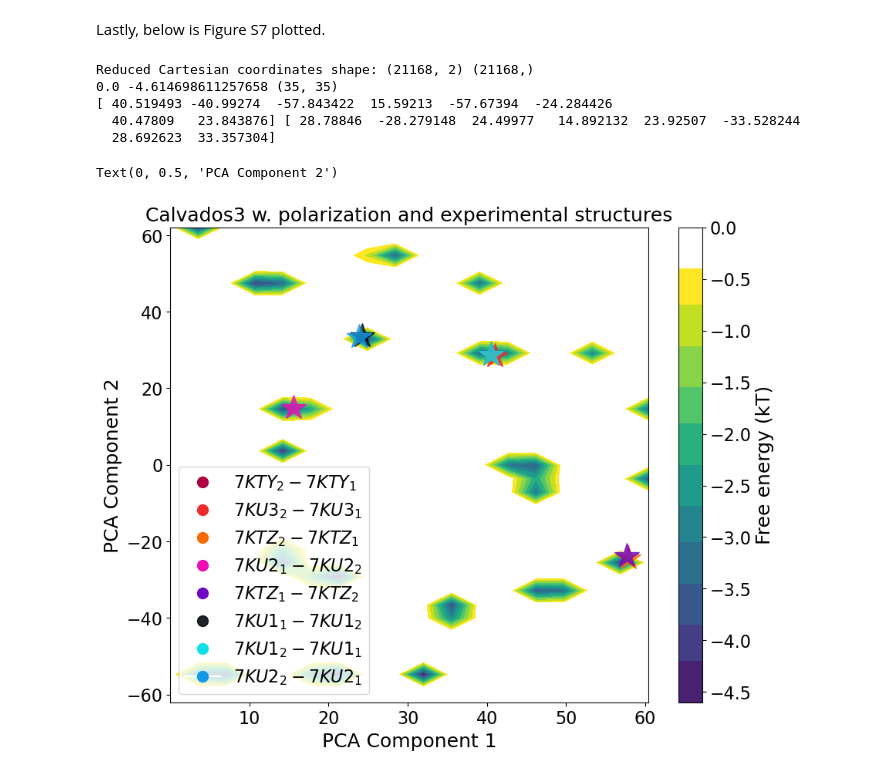
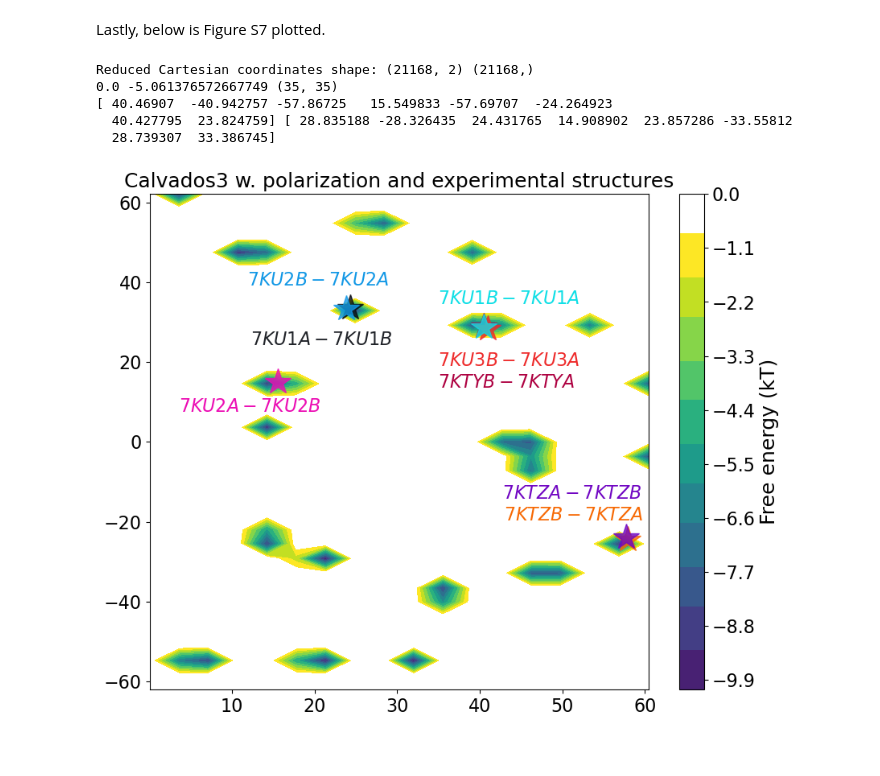
Before and after one commit to mlund/SI-pose-exploration, a Jupyter notebook: pca_free_energy/pca_analysis.ipynb, the cells around one changed output. Saved outputs shown, nothing was run; the diff lists cells and outputs as text; code cells hidden in the pictures.

Commit message:
updated figures and code for the pca result

```diff
--- a/pca_free_energy/pca_analysis.ipynb
+++ b/pca_free_energy/pca_analysis.ipynb
@@ -282,7 +281,8 @@ def find_closest_structure(traj, exp, cg, symmetry=False):
             return  r1[min_index], r2[min_index_T]
 # %%
 exp_traj = Exp_ku0 # Experimental structure for comparison - change!
-index = find_closest_structure(traj_org, exp_traj, True)  # Find the closest structure in the trajectory to the experimental structure
+print(exp_traj)
+index = find_closest_structure(traj_org, exp_traj, True, symmetry=True)  # Find the closest structure in the trajectory to the experimental structure
 index1 = find_closest_structure(traj_sch, exp_traj, True)  # Find the closest structure in the trajectory to the experimental structure
 index2 = find_closest_structure(traj_pol, exp_traj, True)  # Find the closest structure in the trajectory to the experimental structure
 print(f"Index original: {index}, Index side chain: {index1}, Index polarization: {index2}")
@@ -300,7 +302,7 @@ Index original: 15703, Index side chain: 15703, Index polarization: 15703
 def plot_free_energy(xall, yall, weights=None, ax=None, nbins=50, ncountours=100,
                      avoid_zero_count=True, minener_zero=True, kT=1.0, vmin=None, vmax=None,
                      cmap='spectral', cbar=True, cbar_label='Free energy (kT)', white_bg=True,
-                     symmetry=False, x_sym=False, y_sym=False):
+                     symmetry=False, x_sym=False, y_sym=False, sym_xy=False):
     """Free energy plot given 2D scattered data
     Builds a 2D-histogram of the given data points and plots -log(p) where p is
     the probability computed from the histogram count.
@@ -419,7 +421,7 @@ def plot_free_energy(xall, yall, weights=None, ax=None, nbins=50, ncountours=100
         plot = plt.gca()
         extent = [y[0], y[-1], x[0], x[-1]]
         F_new -= np.max(F_new)
-        F_new = F_new/2 #reduce values to fit scale better and see differences
+        #F_new = F_new/2 #reduce values to fit scale better and see differences
         CS = ax.contourf(x, y, F_new.T, ncountours, extent=extent, cmap=cmap, vmin=vmin, vmax=vmax)
         ax.set_xlim([x[0], x[-1]])
         ax.set_ylim([y[0], y[-1]])
@@ -552,7 +554,7 @@ cmap = new_cmp
 kBT = 1.0 # set to one to get unit as kBT
 
 plot, ax, CS, (x, y, z) = plot_free_energy(
-    red_cart_org[:, 0], red_cart_org[:, 1], weights=energy_org, nbins=60, ncountours=100, ax=axes[0],
+    red_cart_org[:, 0], red_cart_org[:, 1], weights=energy_org, nbins=47, ncountours=100, ax=axes[0],
     avoid_zero_count=True, minener_zero=True, kT=kBT,
     vmin=global_vmin, vmax=global_vmax, cmap=cmap, cbar=False,
     cbar_label='Free energy (kT)', white_bg=True)
@@ -585,7 +587,7 @@ for ax, idxs, red_cart in zip(axes,
                              red_cart_sch,
                              red_cart_pol]):
     for i in idxs:
-        ax.plot(red_cart[i, 0], red_cart[i, 1], marker='*', linestyle='', markerfacecolor='none', markeredgecolor='red', markersize=40)
+        ax.plot(red_cart[i, 0], red_cart[i, 1], marker='*', linestyle='', markerfacecolor='none', markeredgecolor='red', markersize=50)
 
 fig.subplots_adjust(wspace=0.05)  # Reduce horizontal space between plots
 for ax in axes:
@@ -638,7 +640,7 @@ cmap = new_cmp
 kBT = 1.0 # set to one to get unit as kBT
 
 plot, ax, CS, (x, y, z) = plot_free_energy(
-    red_cart_org[:, 0], red_cart_org[:, 1], weights=energy_org, nbins=60, ncountours=100, ax=axes[0],
+    red_cart_org[:, 0], red_cart_org[:, 1], weights=energy_org, nbins=47, ncountours=100, ax=axes[0],
     avoid_zero_count=True, minener_zero=True, kT=kBT,
     vmin=global_vmin, vmax=global_vmax, cmap=cmap, cbar=False,
     cbar_label='Free energy (kT)', white_bg=True, symmetry=True, x_sym=True)
@@ -672,9 +674,9 @@ for ax, idxs, red_cart in zip(axes,
                              red_cart_pol]):
     for i in idxs:
         if red_cart[i, 0] < 0:
-            ax.plot(-red_cart[i, 0], -red_cart[i, 1], marker='*', linestyle='', markerfacecolor='none', markeredgecolor='red', markersize=40)
+            ax.plot(-red_cart[i, 0], -red_cart[i, 1], marker='*', linestyle='', markerfacecolor='none', markeredgecolor='red', markersize=50)
         else:
-            ax.plot(red_cart[i, 0], red_cart[i, 1], marker='*', linestyle='', markerfacecolor='none', markeredgecolor='red', markersize=40)
+            ax.plot(red_cart[i, 0], red_cart[i, 1], marker='*', linestyle='', markerfacecolor='none', markeredgecolor='red', markersize=50)
 
 
 fig.subplots_adjust(wspace=0.05)  # Reduce horizontal space between plots
@@ -687,5 +689,5 @@ for ax in axes[1:]:
 
 cbar.ax.tick_params(labelsize=24)
 cbar.set_label('Free energy (kT)', fontsize=30)
-#plt.savefig('pca_full_data.pdf', bbox_inches='tight', dpi=300)
+#plt.savefig('pca_full_data2.pdf', bbox_inches='tight', dpi=300)
 # %% [output]
@@ -712,41 +714,48 @@ red_cart = pca1.fit_transform(traj_pol.xyz.reshape(traj_pol.n_frames, traj_pol.n
 print("Reduced Cartesian coordinates shape:", red_cart.shape, energy_org.shape)
 plot, ax, CS, (x, y, z) = plot_free_energy(
     red_cart[:, 0], red_cart[:, 1], weights=energy_org, nbins=35, ncountours=100, ax=axes,
     avoid_zero_count=True, minener_zero=True, kT=1.0,
     vmin=None, vmax=None, cmap=cmap, cbar=True,
     cbar_label='Free energy (kT)', white_bg=True, symmetry=True, x_sym=True)
 
 ind = np.array([51, 379, 1566, 9723, 15703, 18500, 19455, 20852])
 print( red_cart[ind, 0], red_cart[ind, 1])
 # Names of experimental structures
-names = [r'$7KTY_2-7KTY_1$',r'$7KU3_2-7KU3_1$' ,r'$7KTZ_2 - 7KTZ_1$', r'$7KU2_1-7KU2_2$', r'$7KTZ_1 - 7KTZ_2$', r'$7KU1_1-7KU1_2$' , r'$7KU1_2-7KU1_1$', r'$7KU2_2 - 7KU2_1$']  # Example labels for each selected frame
+names = [r'$7KTYB-7KTYA$',r'$7KU3B-7KU3A$' ,r'$7KTZB - 7KTZA$', r'$7KU2A-7KU2B$', r'$7KTZA - 7KTZB$', r'$7KU1A-7KU1B$' , r'$7KU1B-7KU1A$', r'$7KU2B - 7KU2A$']  # Example labels for each selected frame
 # Assign a unique color for each label, and use the same color for repeated labels
 unique_labels = list(dict.fromkeys(names))  # Preserves order, removes duplicates
 color_cycle =[ "#ae0141","#ee2b2b", "#f76904", "#ec0db4", "#7106c3", "#090c12e7", "#0fdfe6", "#1298e6ff"] #plt.cm.tab10.colors  # Use tab10 colormap for up to 10 distinct colors
 label_to_color = {label: color_cycle[i % len(color_cycle)] for i, label in enumerate(unique_labels)}
 
 for idxs, label_list, red_cart in zip([np.array([51, 379, 1566, 9723, 15703, 18500, 19455, 20852])],
                                            [names],
                                            [red_cart]):
     for i, (index, label) in enumerate(zip(idxs, label_list)):
         color = label_to_color[label]
         if red_cart[index, 0] < 0:
             axes.plot(-red_cart[index, 0], -red_cart[index, 1], marker='*', linestyle='', markerfacecolor=color, markeredgecolor=color, markersize=24, alpha=0.8, linewidth = 14, label=label if i == 0 else "")
         else:
             axes.plot(red_cart[index, 0], red_cart[index, 1], marker='*', linestyle='', markerfacecolor=color, markeredgecolor=color, markersize=24, alpha=0.8, linewidth = 14, label=label if i == 0 else "")
 plt.title('Calvados3 w. polarization and experimental structures', fontsize=18)
-handles = [plt.Line2D([0], [0], marker='o',color='w', markerfacecolor=label_to_color[label], markeredgecolor=label_to_color[label], markersize=10, label=label) for label in unique_labels]
-axes.legend(handles=handles, loc='lower left', fontsize=16)
+#handles = [plt.Line2D([0], [0], marker='o',color='w', markerfacecolor=label_to_color[label], markeredgecolor=label_to_color[label], markersize=10, label=label) for label in unique_labels]
+#axes.legend(handles=handles, loc='lower left', fontsize=16)
 axes.tick_params(labelsize=16)
+y_add = [-14, -8,6, -6,11, -8,7, 7]
+x_add = [-5.5, -6,-15, -12, -15, -12,-5.5, -12]
+for i, label, y_offset, x_offset in zip(ind, names, y_add, x_add):
+    color = label_to_color[label]
 
-plt.xlabel('PCA Component 1', fontsize=18)
-plt.ylabel('PCA Component 2', fontsize=18)
+    if red_cart[i, 0] < 0:
+        x_pos, y_pos = -red_cart[i, 0], -red_cart[i, 1]
+    else:
+        x_pos, y_pos = red_cart[i, 0], red_cart[i, 1]
+    axes.text(x_pos + x_offset, y_pos + y_offset, label, fontsize=16, color=color, va='center', ha='left', fontweight='bold')
+
 #plt.savefig('pca_and_exp.pdf', bbox_inches='tight', dpi=300)
 # %% [output]
 Reduced Cartesian coordinates shape: (21168, 2) (21168,)
-0.0 -4.614698611257658 (35, 35)
-[ 40.519493 -40.99274  -57.843422  15.59213  -57.67394  -24.284426
-  40.47809   23.843876] [ 28.78846  -28.279148  24.49977   14.892132  23.92507  -33.528244
-  28.692623  33.357304]
+0.0 -5.061376572667749 (35, 35)
+[ 40.46907  -40.942757 -57.86725   15.549833 -57.69707  -24.264923
+  40.427795  23.824759] [ 28.835188 -28.326435  24.431765  14.908902  23.857286 -33.55812
+  28.739307  33.386745]
-Text(0, 0.5, 'PCA Component 2')
-[figure, old version]
+[figure, new version]
```
Also changed, not shown: parts of 8 cells of this notebook.
